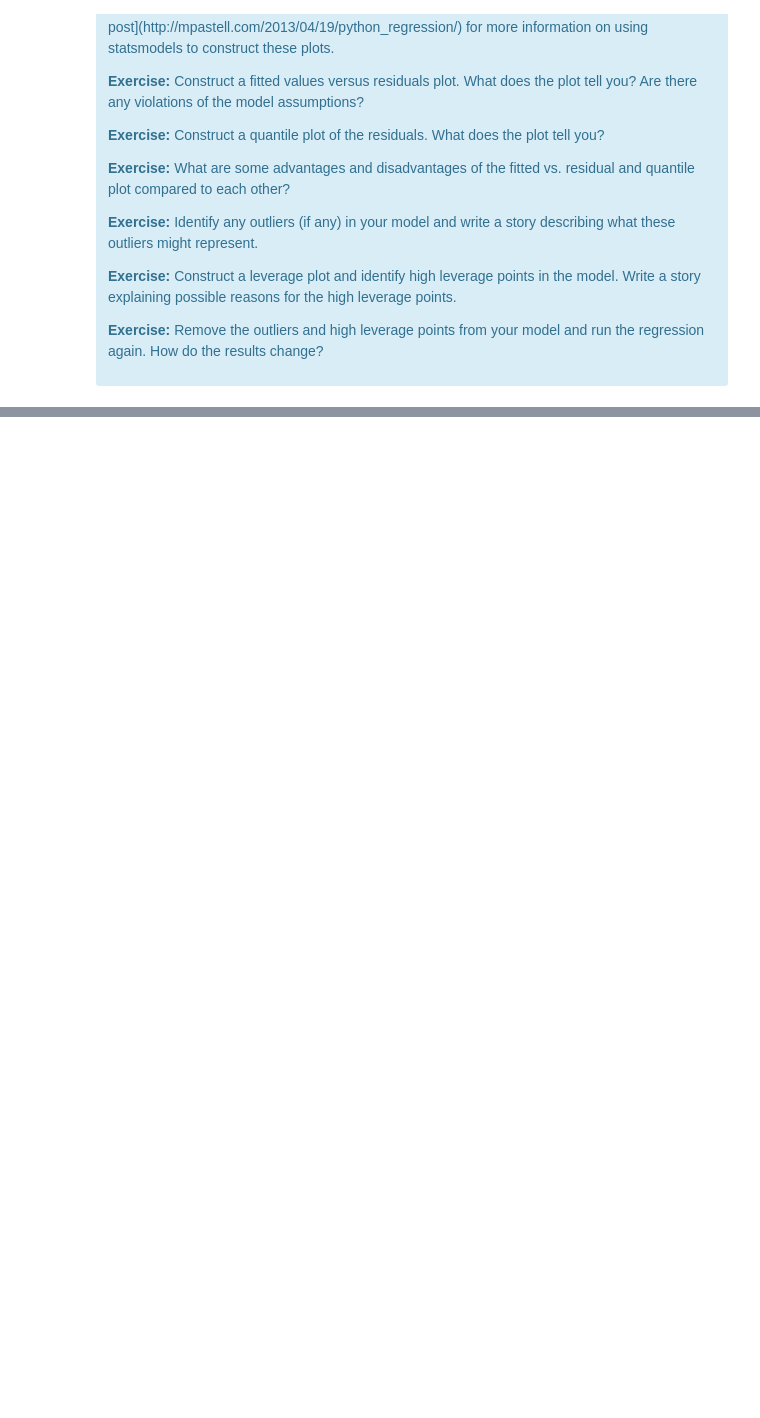
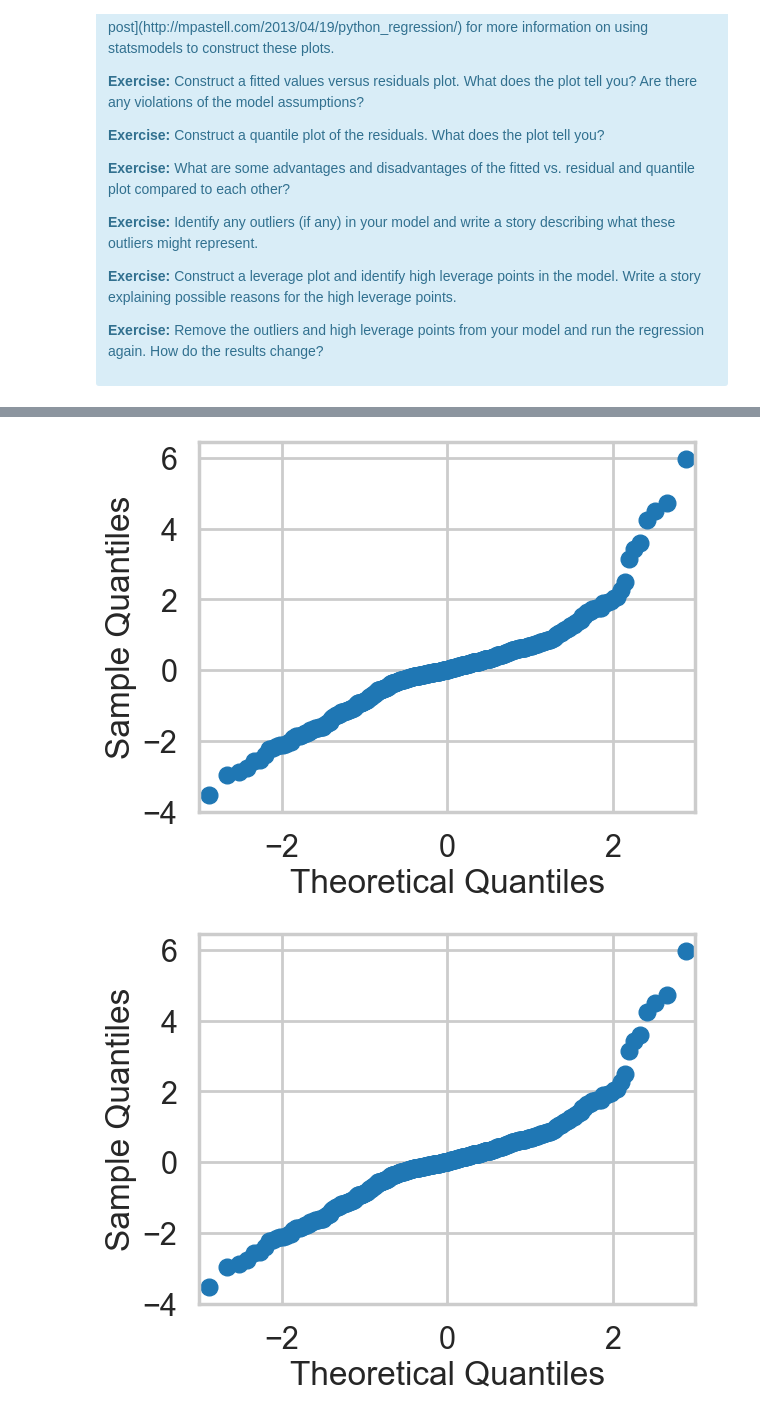
Before and after one commit to jeffreyding18/mec-mini-projects, a Jupyter notebook: mec-11.4.1-linear-regression-mini-project/Mini_Project_Linear_Regression.ipynb, the cells around one changed output, grey strips where cells are left out. Cells and saved outputs as stored; diff of their text form; code cells hidden in the pictures; blank space fills up the shorter version.

```diff
--- a/mec-11.4.1-linear-regression-mini-project/Mini_Project_Linear_Regression.ipynb
+++ b/mec-11.4.1-linear-regression-mini-project/Mini_Project_Linear_Regression.ipynb
@@ -849,0 +867,5 @@ There are some other issues that are important investigate with linear regressio
+# %%
+sm.qqplot(fitted.resid_pearson)
+# %% [output]
+[figure, added]
+[figure, added]
```
Also changed, not shown: parts of 15 cells of this notebook.
